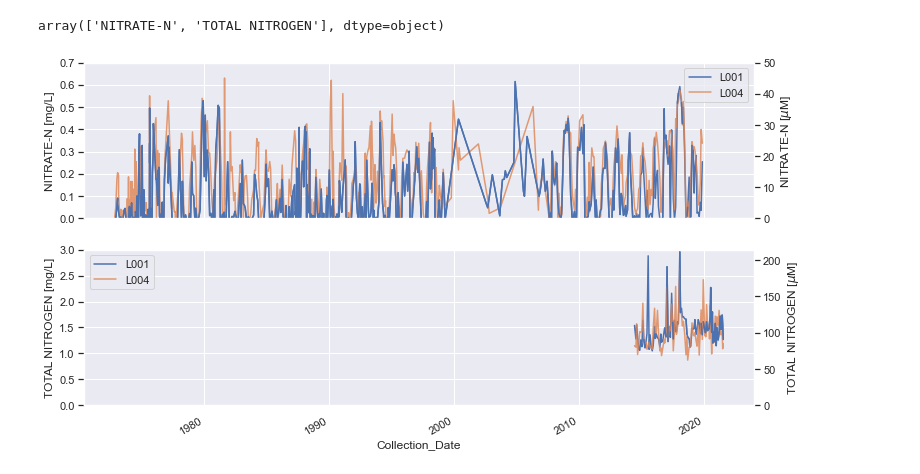
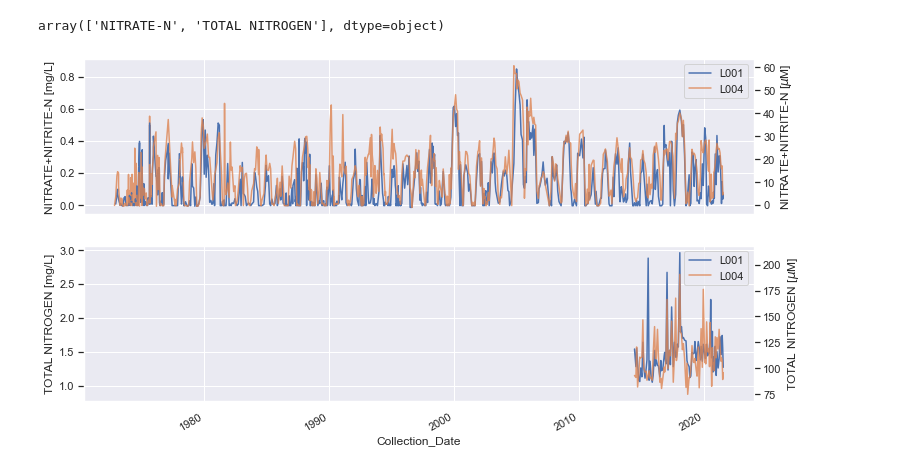
Before and after one commit to vrx-/dbhydro, a Jupyter notebook: dbhydro_PN.ipynb, the cells around one changed output. Drawn from its saved outputs; the diff is of its cells as text; code cells hidden in the pictures.

```diff
--- a/dbhydro_PN.ipynb
+++ b/dbhydro_PN.ipynb
@@ -79,20 +79,20 @@ array(['NITRATE-N', 'TOTAL NITROGEN'], dtype=object)
 # %%
 fig, axes = plt.subplots(2,1, figsize=(12,7), sharex=True)
 ylims = ([.7, 3])
-for var, ax, lim in zip(nvars2, axes, ylims):
-    sub = l001_N.where(l001_N['Test Name']==var)
+for var, ax, lim in zip(['NITRATE+NITRITE-N', 'TOTAL NITROGEN'], axes, ylims):
+    sub = l001.where(l001['Test Name']==var)
     sub.plot(x='Collection_Date', y='Value', ax=ax, label='L001')
     ax.set_ylabel(var+' [mg/L]')
-    ax.set_ylim(0, lim)
+#     ax.set_ylim(0, lim)
 
     sub2 = l004.where(l004['Test Name']==var)
     sub2.plot(x='Collection_Date', y='Value', ax=ax, label='L004', alpha=.8)
 
     ax2 = ax.twinx()
     var2 = sub['Value']/.014
     ax2.plot(sub['Collection_Date'], var2)
     ax2.set_ylabel(var+r' [$\mu$M]')
     ax2.grid(None)
-    ax2.set_ylim(0, lim/.014)
+#     ax2.set_ylim(0, lim/.014)
 # %% [output]
-[figure, old version]
+[figure, new version]
```
Also changed, not shown: parts of 13 cells of this notebook, 6 other files.
